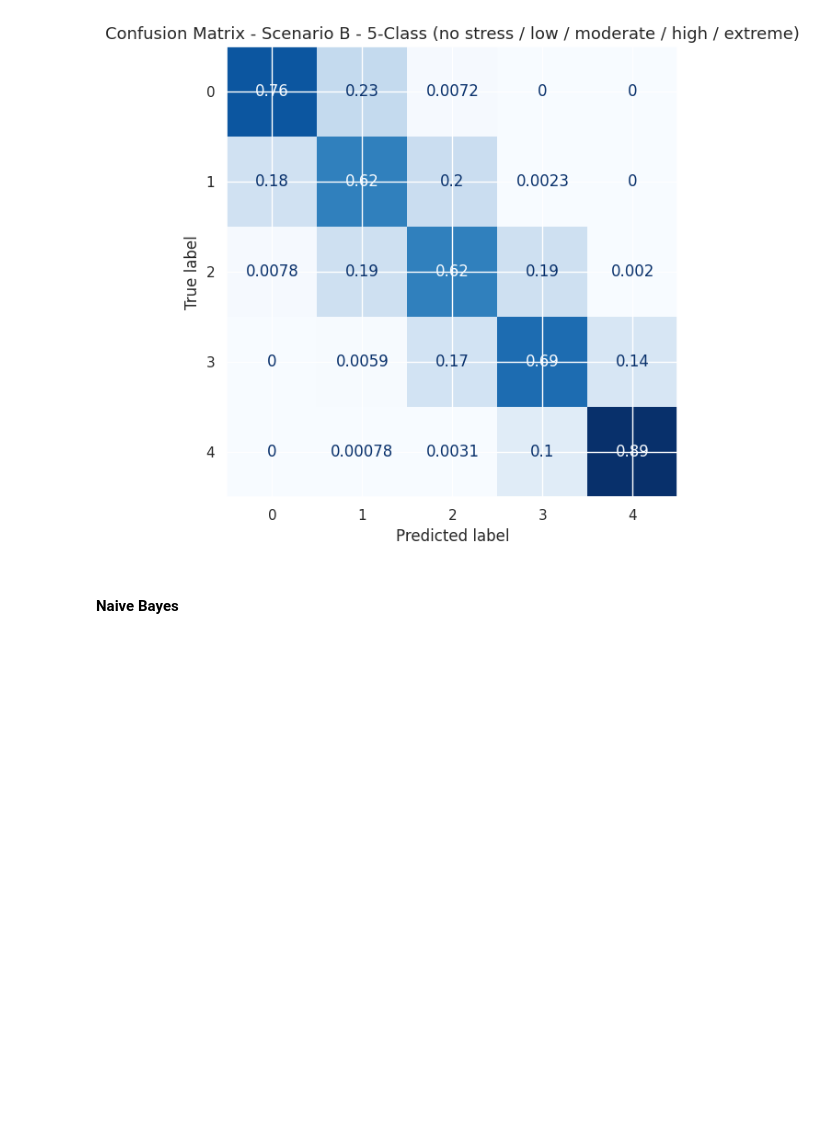
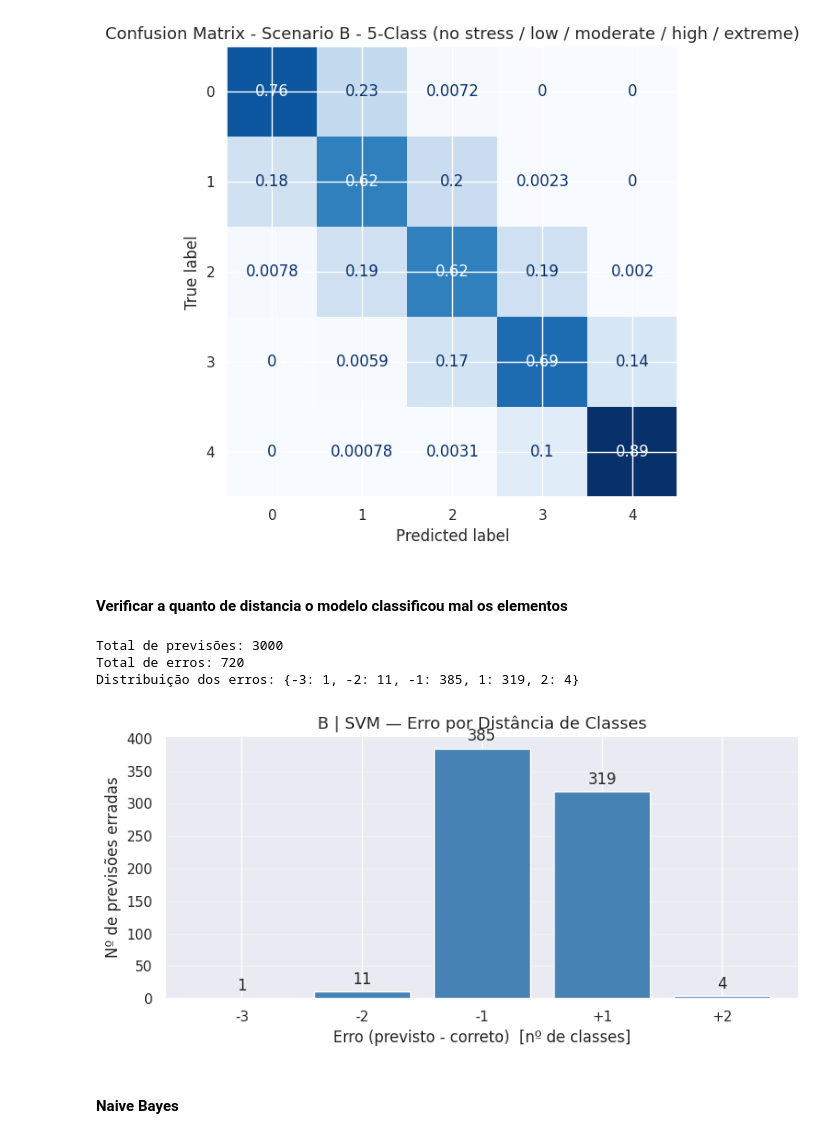
Before and after one commit to diogvasc/projetoAC, a Jupyter notebook: projeto_2_wAllModels.ipynb, the cells around one changed output. Saved outputs shown, nothing was run; the diff lists cells and outputs as text; code cells hidden in the pictures; blank space fills up the shorter version.

```diff
--- a/projeto_2_wAllModels.ipynb
+++ b/projeto_2_wAllModels.ipynb
@@ -718,6 +725,41 @@ Test-set results:
    macro avg       0.71      0.72      0.71      3000
 weighted avg       0.77      0.76      0.76      3000
 [figure]
+# %% [markdown]
+#### Verificar a quanto de distancia o modelo classificou mal os elementos
+# %%
+import numpy as np
+import matplotlib.pyplot as plt
+from collections import Counter
+
+y_true = np.array(results_B_svm['y_test'])
+y_pred = np.array(results_B_svm['y_pred'])
+
+mask = y_true != y_pred
+erros = y_pred[mask].astype(int) - y_true[mask].astype(int)
+
+print(f"Total de previsões: {len(y_true)}")
+print(f"Total de erros: {mask.sum()}")
+print(f"Distribuição dos erros: {dict(sorted(Counter(erros.tolist()).items()))}")
+
+c = Counter(erros.tolist())
+dists = sorted(c.keys())
+counts = [c[d] for d in dists]
+
+fig, ax = plt.subplots(figsize=(8, 4))
+bars = ax.bar([f'{d:+d}' for d in dists], counts, color='steelblue', edgecolor='white')
+ax.bar_label(bars, padding=3)
+ax.set_title('B | SVM — Erro por Distância de Classes', fontsize=13)
+ax.set_xlabel('Erro (previsto - correto)  [nº de classes]')
+ax.set_ylabel('Nº de previsões erradas')
+ax.grid(axis='y', alpha=0.3)
+plt.tight_layout()
+plt.show()
+# %% [output]
+Total de previsões: 3000
+Total de erros: 720
+Distribuição dos erros: {-3: 1, -2: 11, -1: 385, 1: 319, 2: 4}
+[figure, added]
 # %% [markdown]
 #### Naive Bayes
 # %%
```
Also changed, not shown: parts of 19 cells of this notebook.
